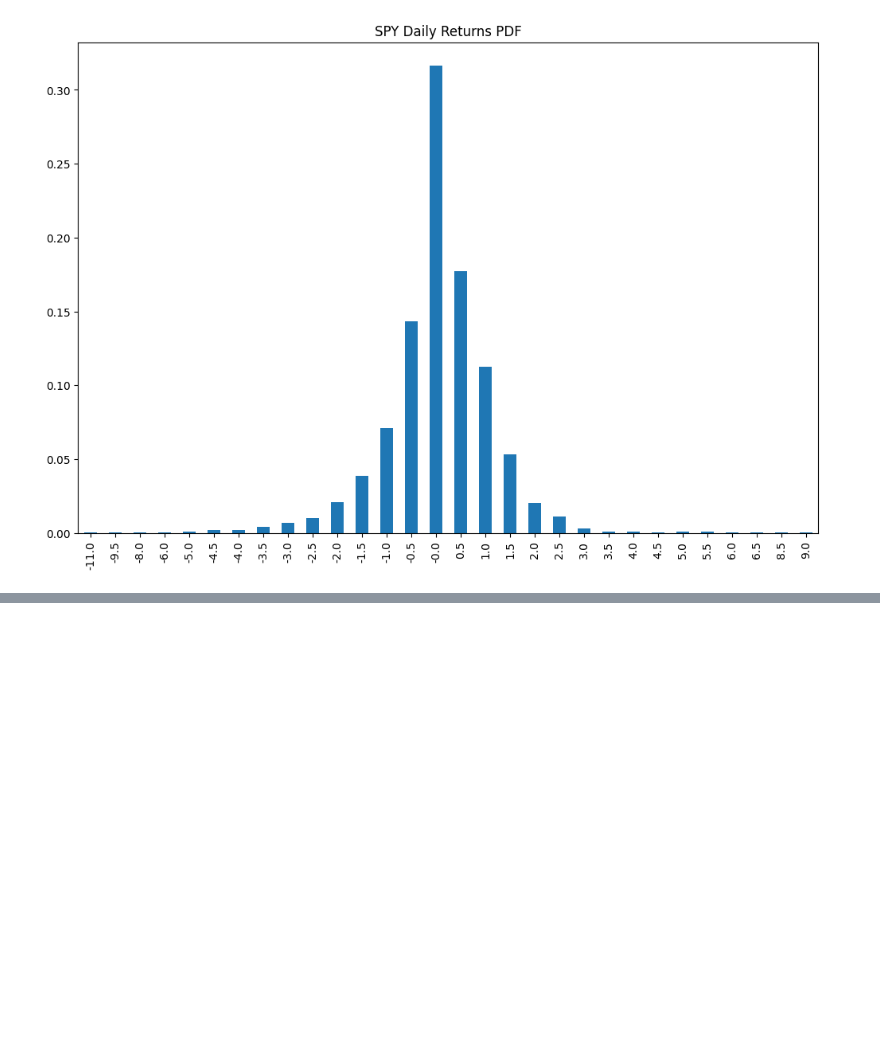
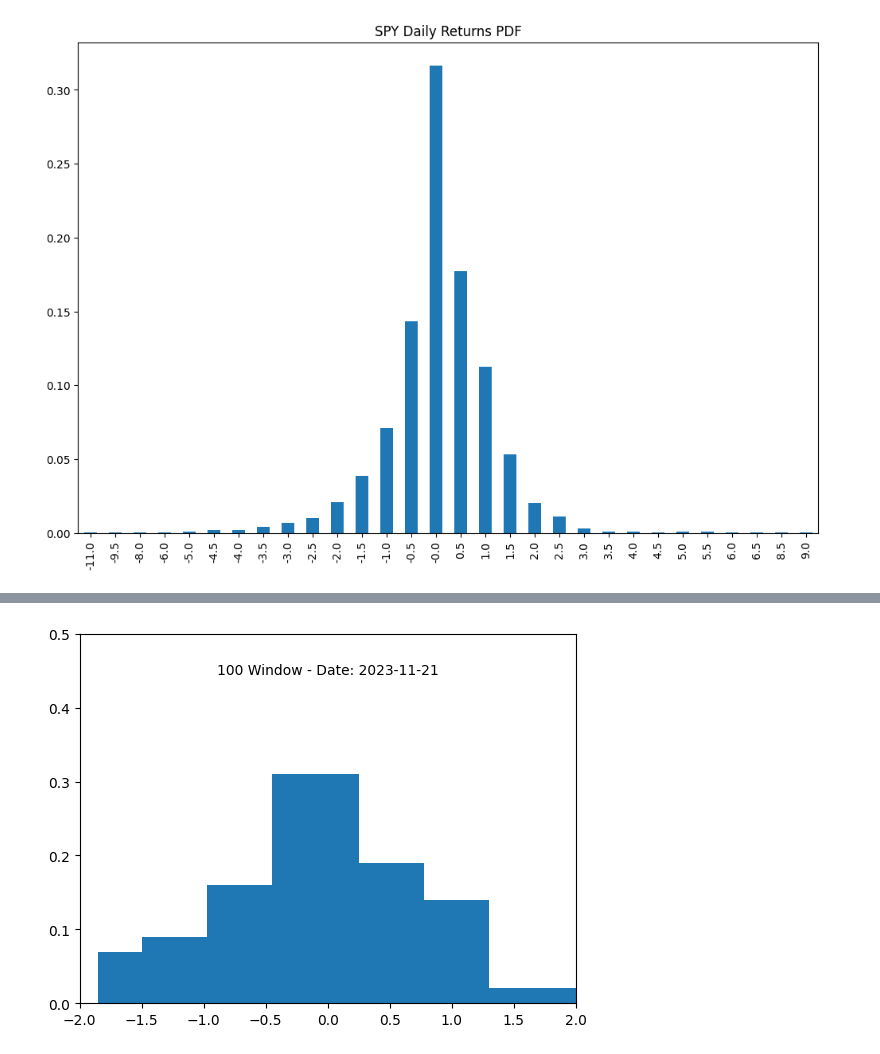
Before and after one commit to AlfaBlok/swanhunt, a Jupyter notebook: mutual_info.ipynb, the cells around one changed output, grey strips where cells are left out. Saved outputs shown, nothing was run; the diff lists cells and outputs as text; code cells hidden in the pictures; blank space fills up the shorter version.

Commit message:
check

```diff
--- a/mutual_info.ipynb
+++ b/mutual_info.ipynb
@@ -358,0 +366,48 @@ ValueError:
+# %%
+import numpy as np
+import pandas as pd
+import matplotlib.pyplot as plt
+import matplotlib.animation as animation
+
+# Assuming merged_df is your DataFrame and it's already loaded
+
+# Dummy get_pdf function (replace with your actual implementation)
+def get_pdf(data):
+    # Assuming this function returns a dictionary-like object where keys are bins and values are frequencies
+    counts, bins = np.histogram(data, bins=20, density=True)
+    # we normalize the counts
+    counts = counts / counts.sum()
+    return dict(zip(bins[:-1], counts))
+
+# Create figure and axis
+fig, ax = plt.subplots()
+
+# Title for the plot
+plt.title("SPY Daily Returns PDF Animation")
+
+# Initialize the plot to be empty initially
+bar_container = ax.bar([], [], width=0.7)
+
+# The update function to draw each frame
+def update(frame_index):
+    ax.clear()  # Clear the current axes
+    if frame_index < 50:  # Check to prevent index error
+        return
+    start_index = max(0, frame_index - 100)  # Get 100 days before the current index, or 0 if not available
+    # Calculate the PDF for the current frame
+    spy_pdf = get_pdf(merged_df["spy_daily_return"].iloc[start_index:frame_index])
+    bars = ax.bar(spy_pdf.keys(), spy_pdf.values(), width=0.7)
+    # we make x range from -5 to 5
+    # we print on the plot the date of the current frame and 100
+    ax.text(0.5, .9, f"100 Window - Date: {merged_df['Date'].iloc[frame_index]}", horizontalalignment='center', verticalalignment='center', transform=ax.transAxes)
+    ax.set_xlim(-2, 2)
+    ax.set_ylim(0, 0.5)
+    return bars
+
+# Creating the animation
+ani = animation.FuncAnimation(fig, update, frames=range(len(merged_df)-50, len(merged_df)), interval=200, blit=True)
+
+# Display the animation
+plt.show()
+# %% [output]
+[figure, added]
```
Also changed, not shown: parts of 3 cells of this notebook.
